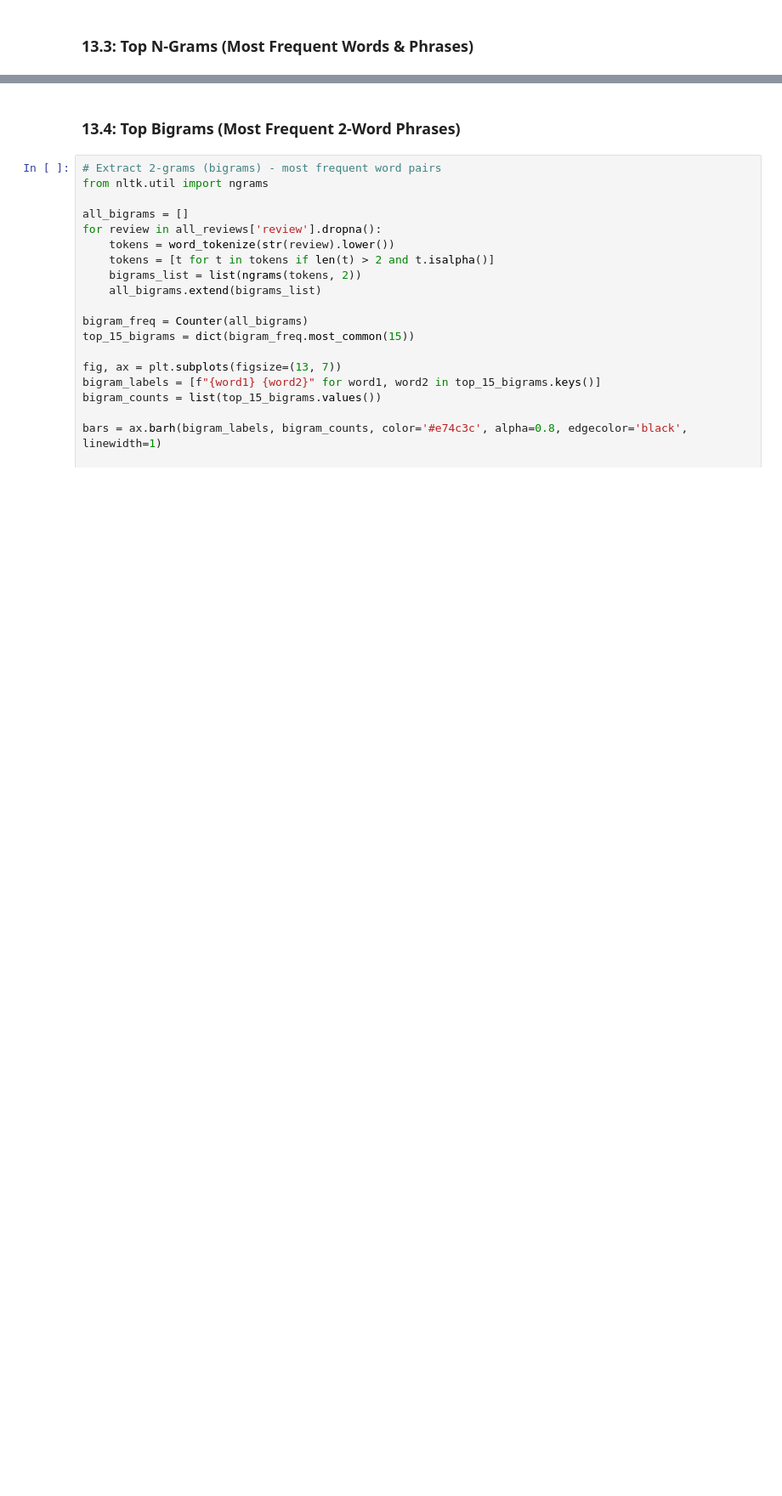
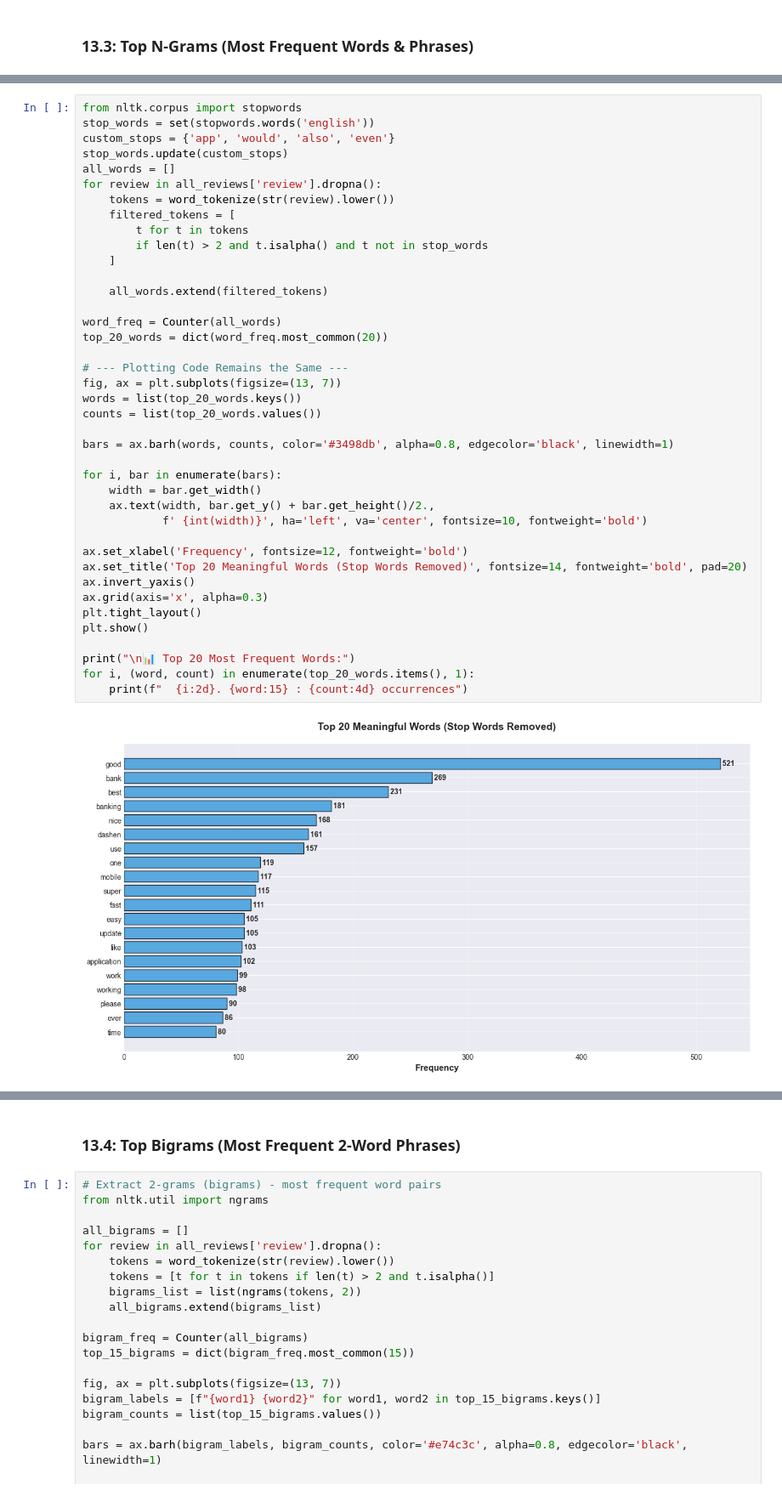
Before and after one commit to Melki123shi/fintech-review-analytics, a Jupyter notebook: notebooks/sentiment_analysis.ipynb, the cells around one changed output, grey strips where cells are left out. Shown at 85% size. Cells and saved outputs as stored; diff of their text form; blank space fills up the shorter version.

```diff
--- a/notebooks/sentiment_analysis.ipynb
+++ b/notebooks/sentiment_analysis.ipynb
@@ -718,0 +716,42 @@ LookupError:
+# %%
+from nltk.corpus import stopwords
+stop_words = set(stopwords.words('english'))
+custom_stops = {'app', 'would', 'also', 'even'}
+stop_words.update(custom_stops)
+all_words = []
+for review in all_reviews['review'].dropna():
+    tokens = word_tokenize(str(review).lower())
+    filtered_tokens = [
+        t for t in tokens
+        if len(t) > 2 and t.isalpha() and t not in stop_words
+    ]
+
+    all_words.extend(filtered_tokens)
+
+word_freq = Counter(all_words)
+top_20_words = dict(word_freq.most_common(20))
+
+# --- Plotting Code Remains the Same ---
+fig, ax = plt.subplots(figsize=(13, 7))
+words = list(top_20_words.keys())
+counts = list(top_20_words.values())
+
+bars = ax.barh(words, counts, color='#3498db', alpha=0.8, edgecolor='black', linewidth=1)
+
+for i, bar in enumerate(bars):
+    width = bar.get_width()
+    ax.text(width, bar.get_y() + bar.get_height()/2.,
+            f' {int(width)}', ha='left', va='center', fontsize=10, fontweight='bold')
+
+ax.set_xlabel('Frequency', fontsize=12, fontweight='bold')
+ax.set_title('Top 20 Meaningful Words (Stop Words Removed)', fontsize=14, fontweight='bold', pad=20)
+ax.invert_yaxis()
+ax.grid(axis='x', alpha=0.3)
+plt.tight_layout()
+plt.show()
+
+print("\n📊 Top 20 Most Frequent Words:")
+for i, (word, count) in enumerate(top_20_words.items(), 1):
+    print(f"  {i:2d}. {word:15} : {count:4d} occurrences")
+# %% [output]
+[figure, added]
```
Also changed, not shown: parts of 22 cells of this notebook, 3 other files.
